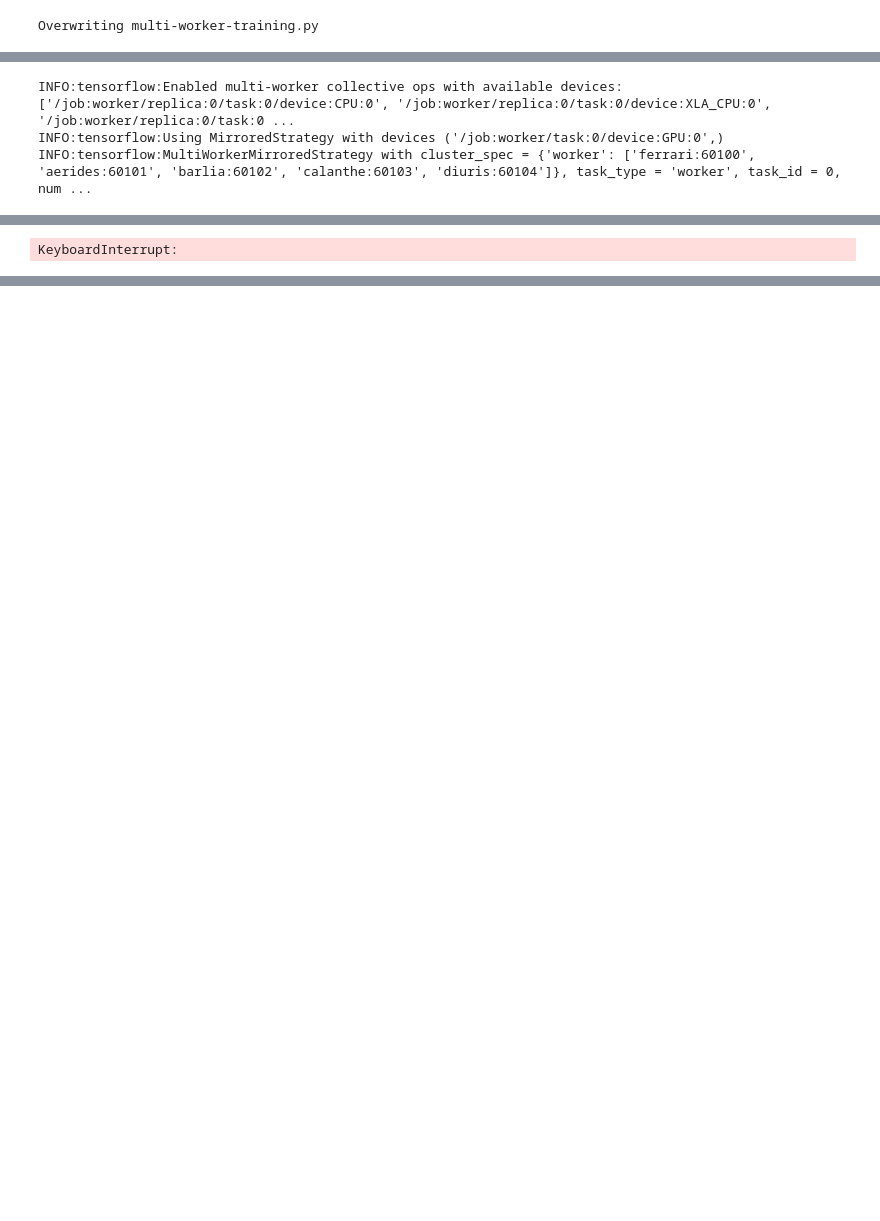
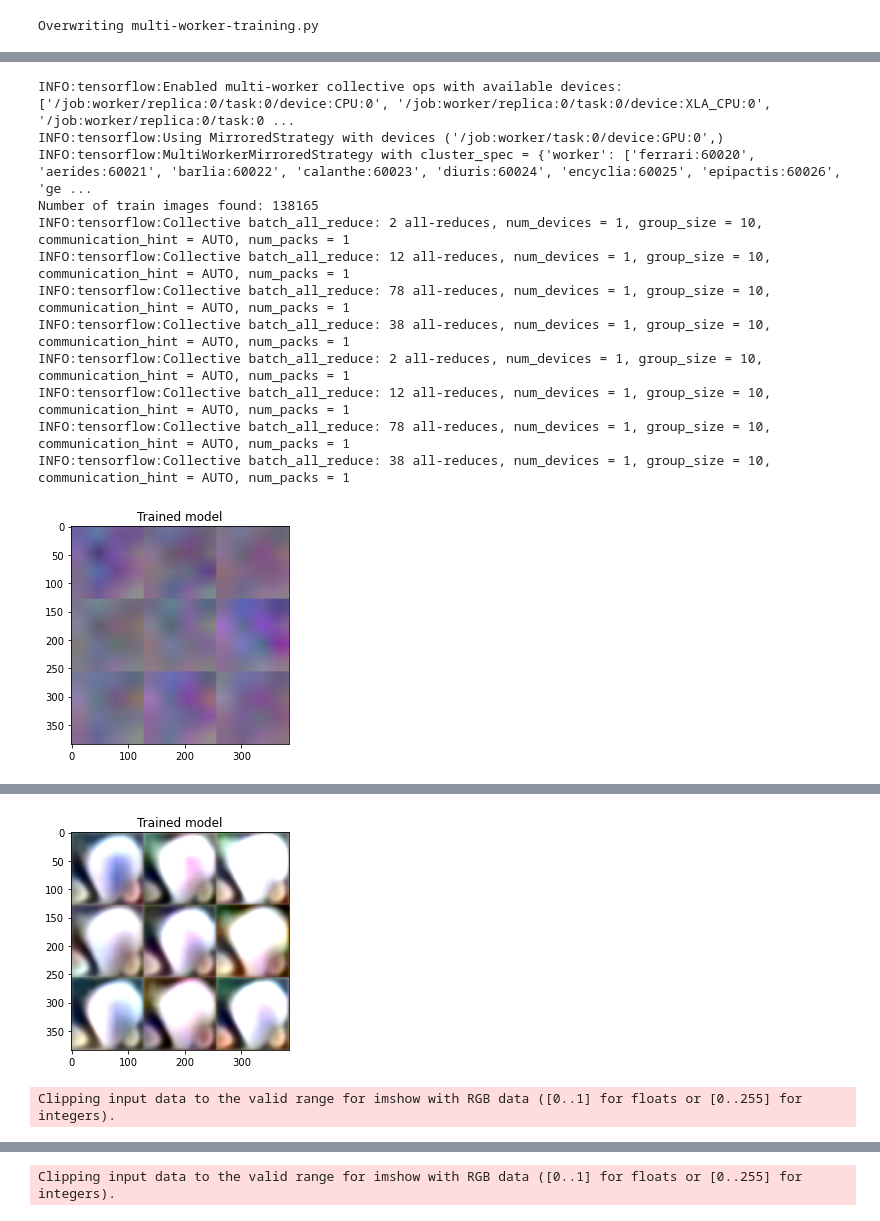
Before and after one commit to leoHeidel/stylegan2-keras, a Jupyter notebook: multi-worker-setup.ipynb, the cells around one changed output, grey strips where cells are left out. Cells and saved outputs as stored; diff of their text form; code cells hidden in the pictures; blank space fills up the shorter version.

Commit message:
Multi worker training working

```diff
--- a/multi-worker-setup.ipynb
+++ b/multi-worker-setup.ipynb
@@ -94,7 +96,7 @@ for machine_name in machine_names:
 # %%
-for machine_name in machine_names:
-    if not has_git(machine_name):
-        setup_git(machine_name)
+# for machine_name in machine_names:
+#     if not has_git(machine_name):
+#         setup_git(machine_name)
 # %%
 for machine_name in machine_names:
     update_git(machine_name)
@@ -108,7 +115,6 @@ Updating git of project on diuris
 import json
 import os
 import tqdm
-#print(os.environ['TF_CONFIG'])
 
 import numpy as np
 import tensorflow as tf
@@ -158,10 +164,17 @@ dataset = lib_stylegan.dataset.train_dataset(path,
                                              batch_size=per_worker_batch_size,
                                              latent_size=latent_size
                                             )
-for args in tqdm.tqdm(dataset.take(100), total=100):
+
+
+
+for args in dataset.take(1):
     per_replica_losses = strategy.run(model.train_step, args=(args,))
-for args in tqdm.tqdm(dataset.take(1), total=1):
-    per_replica_losses = strategy.run(model.train_step, args=(args,))
+
+for i in range(200):
+    steps_per_epoch = 150000//global_batch_size
+
+    for args in tqdm.tqdm(dataset.take(steps_per_epoch), total=steps_per_epoch):
+        per_replica_losses = strategy.run(model.train_step, args=(args,))
 # %% [output]
 Overwriting multi-worker-training.py
 # %%
@@ -237,8 +267,32 @@ def is_chief(task_type, task_id):
         task_type == 'worker' and task_id == 0)
 
 
+def noise_image(batch_size):
+  random_u = np.random.uniform(size = [batch_size, im_size, im_size, 1])
+  return random_u.astype('float32')
+def latent_z(n):
+  return np.random.normal(size=[n, latent_size]).astype('float32')
+
+def evaluate(M,S,G):
+  #Generating 9 test examples
+  noise = noise_image(9)
+  l_z = latent_z(9)
+  #model.M map the lattent vector z to w (Notation from the article).
+  l_w = M(l_z)
+  style = tf.stack([l_w for i in range(model.n_layers)],axis=1)
+  #The seed is what the generator start with, in this case, a learnt constant
+  seed = S(style)
+  #From the seed, the style w and the noise, model.G generate an image.
+  generated = G([seed, style,noise])
+  #paking them together
+  img = tf.concat([tf.concat([generated[3*i+k] for k in range(3)], axis=1)
+                                  for i in range(3)], axis=0)
+  return img.numpy()
+
 tf_config = json.loads(os.environ['TF_CONFIG'])
 num_workers = len(tf_config['cluster']['worker'])
+
+
 
 im_size = 128
 latent_size = 256
@@ -248,34 +302,57 @@ nb_layer = int(np.log2(im_size) - 1)
 
 path="/Data/leo/dogs-face-2015/*jpg"
 
 per_worker_batch_size = 16
 global_batch_size = per_worker_batch_size * num_workers
 
 
 strategy = tf.distribute.experimental.MultiWorkerMirroredStrategy()
 task_type, task_id = (strategy.cluster_resolver.task_type,
                       strategy.cluster_resolver.task_id)
 global_batch_size = per_worker_batch_size * num_workers
 
 with strategy.scope():
     model = lib_stylegan.style_gan.StyleGan(im_size=im_size,
                                             latent_size=latent_size,
                                             channels=channels,
                                             nb_layer=nb_layer,
                                             global_batch_size=global_batch_size)
     model.compile(run_eagerly=True)
 
 dataset = lib_stylegan.dataset.train_dataset(path,
                                              n_layers=nb_layer,
                                              im_size=im_size,
                                              batch_size=per_worker_batch_size,
                                              latent_size=latent_size
                                             )
-for args in tqdm.tqdm(dataset.take(100), total=100):
+
+
+
+for args in dataset.take(1):
     per_replica_losses = strategy.run(model.train_step, args=(args,))
-for args in tqdm.tqdm(dataset.take(1), total=1):
-    per_replica_losses = strategy.run(model.train_step, args=(args,))
+
+for i in range(200):
+    plt.imshow(evaluate(model.M,model.S,model.G))
+    plt.title("Trained model")
+    plt.show()
+
+    steps_per_epoch = 150000//global_batch_size
+
+    for args in tqdm.tqdm(dataset.take(steps_per_epoch), total=steps_per_epoch):
+        per_replica_losses = strategy.run(model.train_step, args=(args,))
+
+    model.save_weights(f"models/model-{i}.tf")
 # %% [output]
 INFO:tensorflow:Enabled multi-worker collective ops with available devices: ['/job:worker/replica:0/task:0/device:CPU:0', '/job:worker/replica:0/task:0/device:XLA_CPU:0', '/job:worker/replica:0/task:0 ...
 INFO:tensorflow:Using MirroredStrategy with devices ('/job:worker/task:0/device:GPU:0',)
-INFO:tensorflow:MultiWorkerMirroredStrategy with cluster_spec = {'worker': ['ferrari:60100', 'aerides:60101', 'barlia:60102', 'calanthe:60103', 'diuris:60104']}, task_type = 'worker', task_id = 0, num ...
+INFO:tensorflow:MultiWorkerMirroredStrategy with cluster_spec = {'worker': ['ferrari:60020', 'aerides:60021', 'barlia:60022', 'calanthe:60023', 'diuris:60024', 'encyclia:60025', 'epipactis:60026', 'ge ...
+Number of train images found: 138165
+INFO:tensorflow:Collective batch_all_reduce: 2 all-reduces, num_devices = 1, group_size = 10, communication_hint = AUTO, num_packs = 1
+INFO:tensorflow:Collective batch_all_reduce: 12 all-reduces, num_devices = 1, group_size = 10, communication_hint = AUTO, num_packs = 1
+INFO:tensorflow:Collective batch_all_reduce: 78 all-reduces, num_devices = 1, group_size = 10, communication_hint = AUTO, num_packs = 1
+INFO:tensorflow:Collective batch_all_reduce: 38 all-reduces, num_devices = 1, group_size = 10, communication_hint = AUTO, num_packs = 1
+INFO:tensorflow:Collective batch_all_reduce: 2 all-reduces, num_devices = 1, group_size = 10, communication_hint = AUTO, num_packs = 1
+INFO:tensorflow:Collective batch_all_reduce: 12 all-reduces, num_devices = 1, group_size = 10, communication_hint = AUTO, num_packs = 1
+INFO:tensorflow:Collective batch_all_reduce: 78 all-reduces, num_devices = 1, group_size = 10, communication_hint = AUTO, num_packs = 1
+INFO:tensorflow:Collective batch_all_reduce: 38 all-reduces, num_devices = 1, group_size = 10, communication_hint = AUTO, num_packs = 1
+[figure, added]
@@ -294 +360,2 @@ KeyboardInterrupt
+[figure, added]
-KeyboardInterrupt:
+Clipping input data to the valid range for imshow with RGB data ([0..1] for floats or [0..255] for integers).
@@ -294,0 +363 @@ KeyboardInterrupt:
+Clipping input data to the valid range for imshow with RGB data ([0..1] for floats or [0..255] for integers).
```
Also changed, not shown: parts of 12 cells of this notebook, 3 other files.
